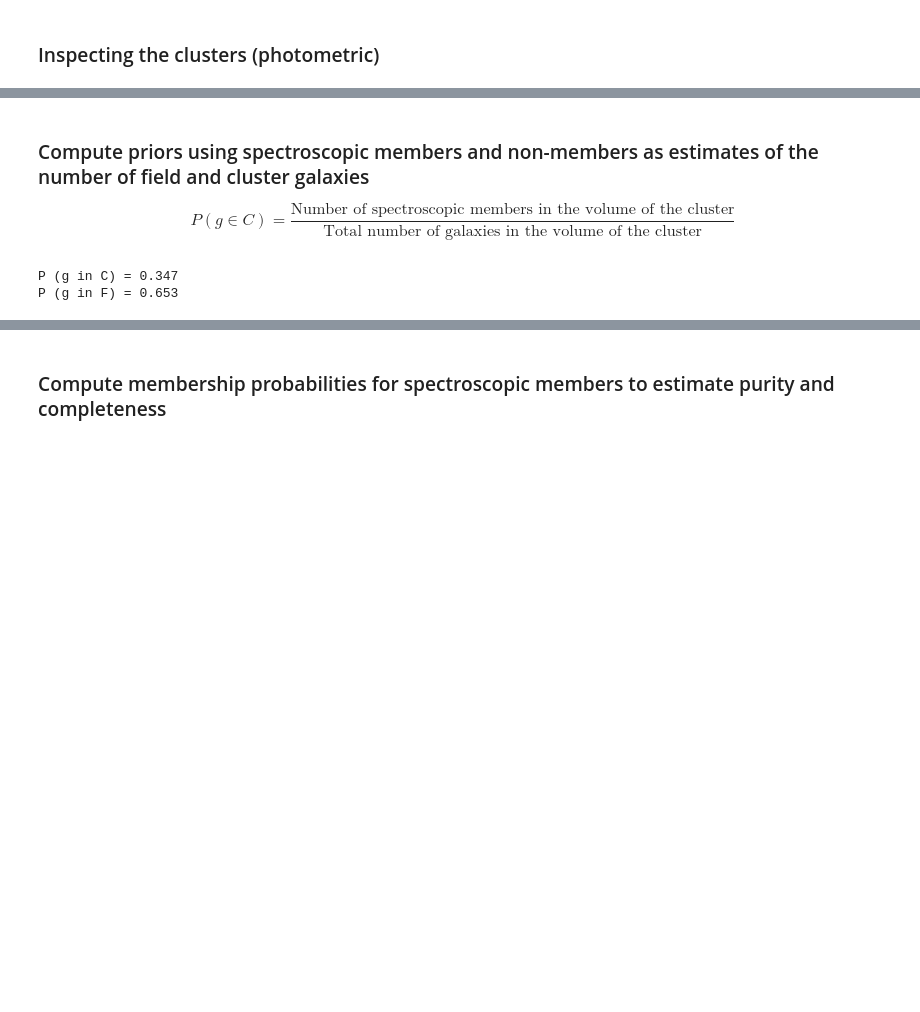
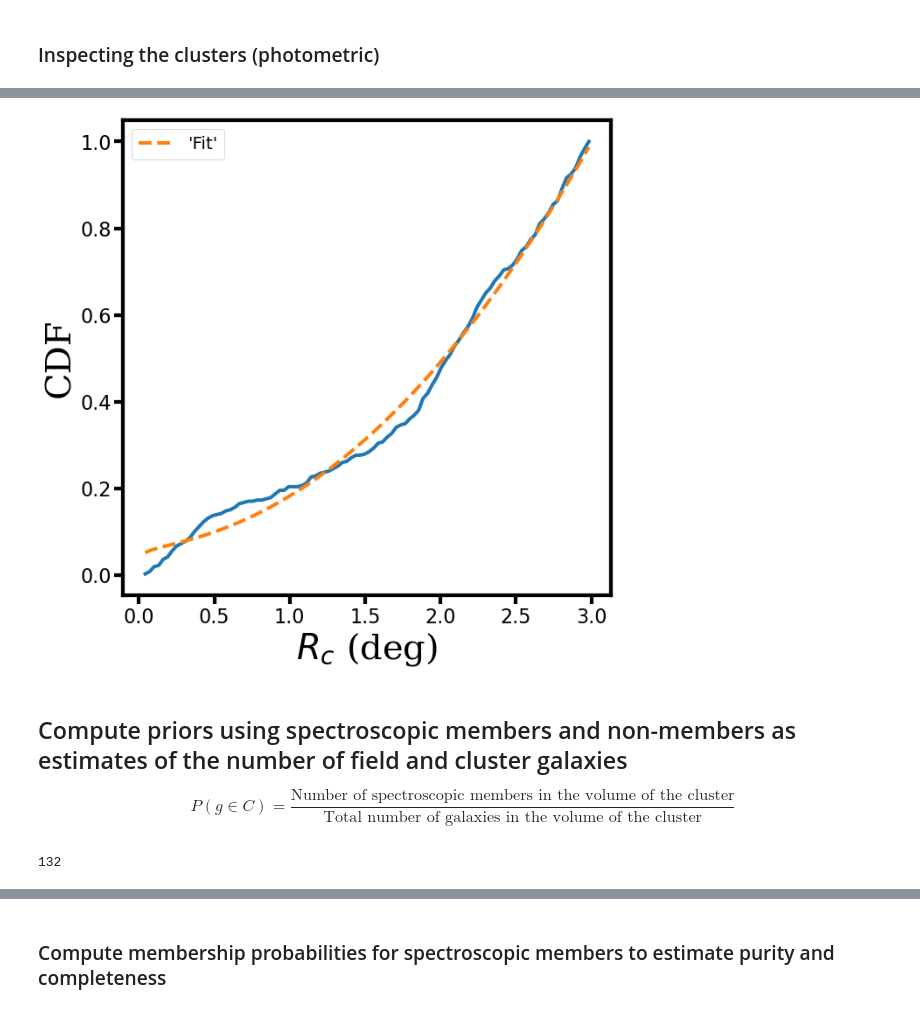
Before and after one commit to elismar2000/galaxy-cluster-membership, a Jupyter notebook: galaxy-cluster-membership.ipynb, the cells around one changed output, grey strips where cells are left out. Drawn from its saved outputs; the diff is of its cells as text; code cells hidden in the pictures; blank space fills up the shorter version.

```diff
--- a/galaxy-cluster-membership.ipynb
+++ b/galaxy-cluster-membership.ipynb
@@ -68,8 +61,10 @@ colors3 = [cm3(value) for value in color_values]
 cl_names = np.array(["Abell 168", "MKW4"])
 cl_ra = np.array([18.740487, 180.988406])
 cl_dec = np.array([0.437564, 1.888278])
-cl_z = np.array([0.044596, 0.02])
+cl_z = np.array([0.044596, 0.0205])
 cl_radii_kpc = np.array([0.869956, 0.882308])*1000 #kpc
+
+#Eu mudei levement o valor do redshift de MKW4 em relação ao que tava na tabela do paper, de 0.02 para 0.0205, para se adequar melhor ao pico dos redshifts das galáxias no aglomerado
 # %%
 cl_radii_deg = []
 for zi, i in zip(cl_z, range(len(cl_z))):
@@ -79,7 +74,7 @@ for zi, i in zip(cl_z, range(len(cl_z))):
 
 cl_radii_deg = np.asarray(cl_radii_deg)
 # %%
-cluster = 0
+cluster = 1
 
 radius_cluster = cl_radii_deg[cluster]
 z_cluster = cl_z[cluster]
@@ -291,7 +301,7 @@ I crossmatched S-PLUS and Legacy tables on TOPCAT, using 2 arcsecs for the cross
 # %%
 #Por enquanto estou usando o r_aper_6, mas é porque só tenho r_aper_3 e r_aper_6 nessa tabela do A168.
 col_names = ['ID', 'RA_1', 'DEC_1', 'zml', 'pdf_weights_0', 'pdf_weights_1', 'pdf_weights_2', 'pdf_means_0',
-       'pdf_means_1', 'pdf_means_2', 'pdf_stds_0', 'pdf_stds_1', 'pdf_stds_2', 'r_PStotal']
+       'pdf_means_1', 'pdf_means_2', 'pdf_stds_0', 'pdf_stds_1', 'pdf_stds_2', 'r_PStotal', "r_petro", "r_aper_6"]
 # %%
 if cl_names[cluster] == "Abell 168":
     t = pd.read_csv("tables/a168_legacy_splus_rPStotal_crossmatch.csv", usecols=col_names)
@@ -554,16 +552,15 @@ for r in np.arange(r_min, r_max, dr):
+# %%
+Pmem_R_C, Pmem_R_F = radial_mem_prob(sep_specz[mask_cluster_specz], plot=True)
+# %% [output]
+[figure, added]
 # %% [markdown]
-### Compute priors using spectroscopic members and non-members as estimates of the number of field and cluster galaxies
+## Compute priors using spectroscopic members and non-members as estimates of the number of field and cluster galaxies
 
 $$P( g \in C) = \frac{\text{Number of spectroscopic members in the volume of the cluster}}{\text{Total number of galaxies in the volume of the cluster}}$$
 # %%
 z_members, id_members = sigma_clipping(z[mask_redshift_specz][mask_cluster_specz], objid_specz[mask_redshift_specz][mask_cluster_specz], z_lower, z_upper, 3.0)
 mask_members = np.isin(objid_specz[mask_redshift_specz][mask_cluster_specz], id_members)
-# %%
-P_ginG = np.sum(mask_members) / np.sum(mask_cluster_specz)
-P_ginF = 1 - P_ginG
-
-print("P (g in C) = {:.3f}".format(P_ginG))
-print("P (g in F) = {:.3f}".format(P_ginF))
-# %% [output]
-P (g in C) = 0.347
-P (g in F) = 0.653
+# %%
+np.sum(mask_members)
+# %% [output]
+132
```
Also changed, not shown: parts of 35 cells of this notebook, 1 other file.
